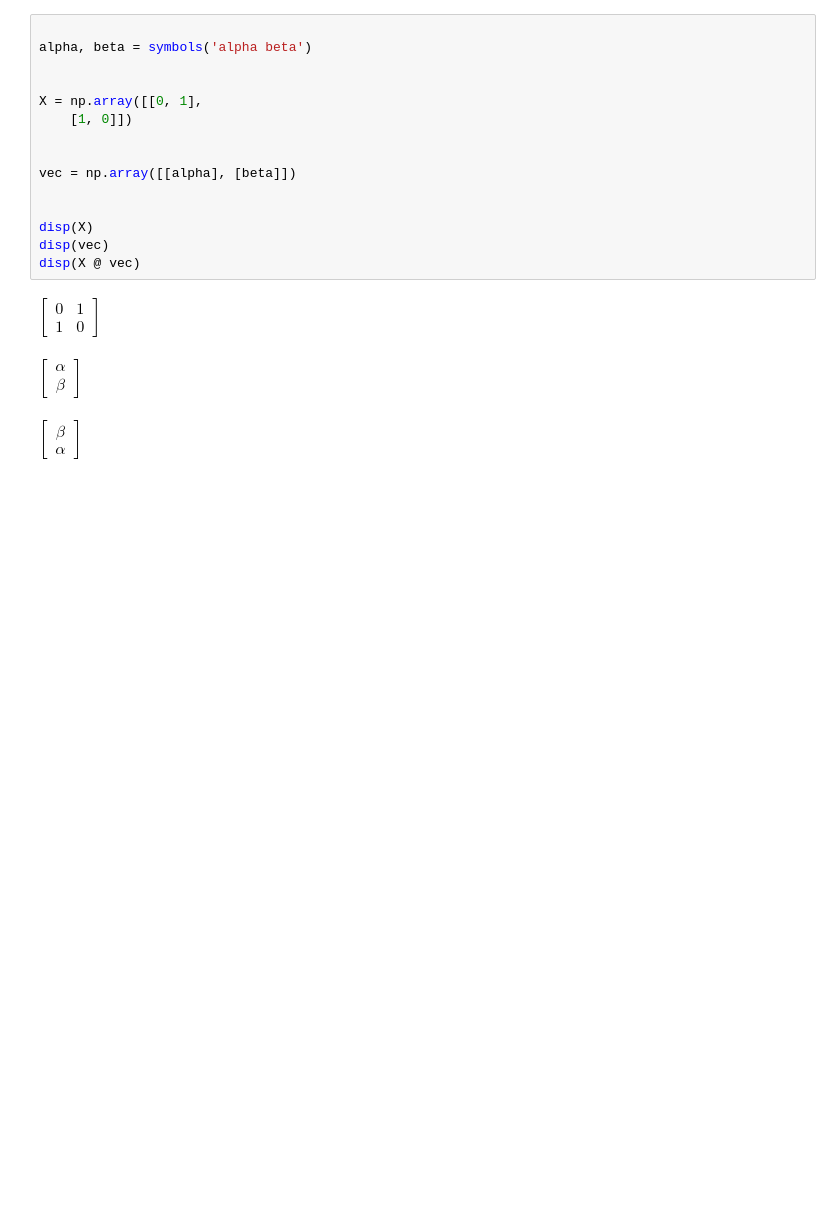
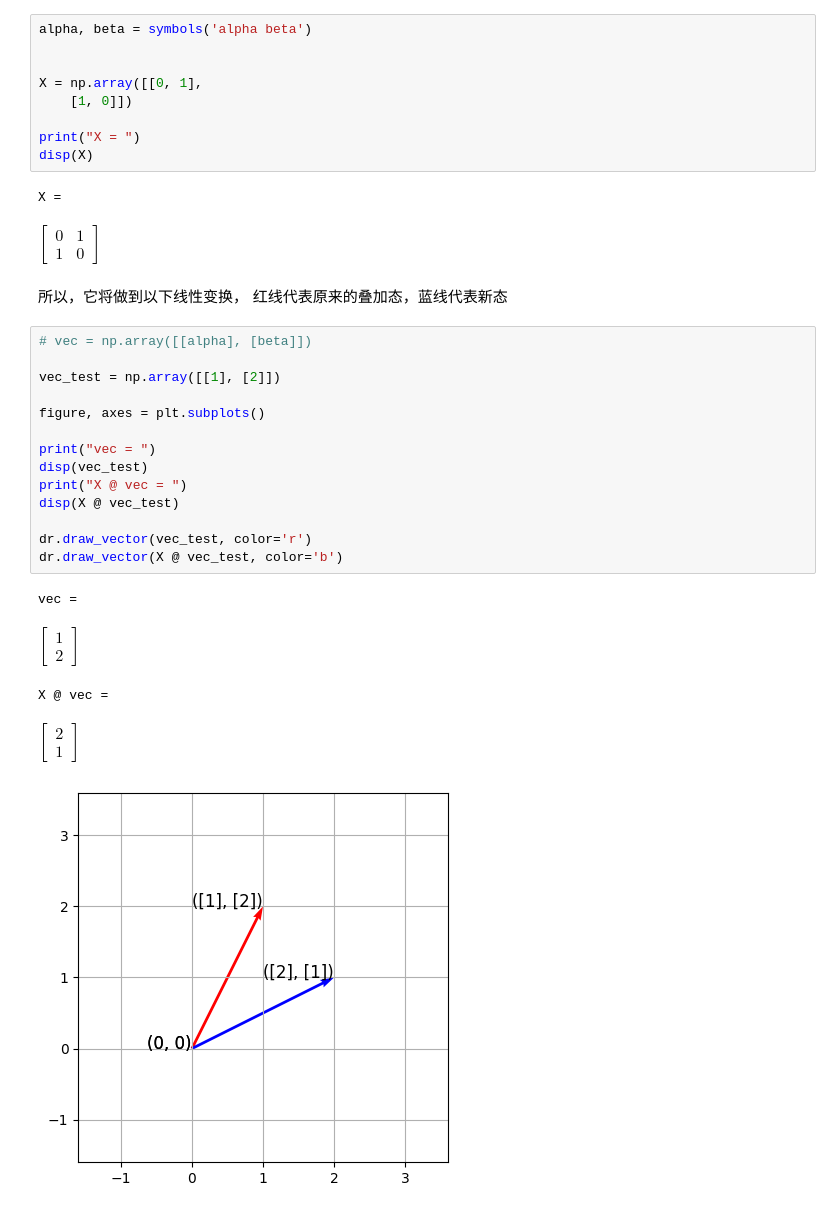
Before and after one commit to Easonfu1301/quan-compute-note, a Jupyter notebook: quantum-compute.ipynb, the cells around one changed output. Cells and saved outputs as stored; diff of their text form; blank space fills up the shorter version.

```diff
--- a/quantum-compute.ipynb
+++ b/quantum-compute.ipynb
@@ -15,19 +22,34 @@ def draw_vector(ori, vec, norm = 0):
 # %%
-
 alpha, beta = symbols('alpha beta')
 
 
 X = np.array([[0, 1],
     [1, 0]])
 
-
-vec = np.array([[alpha], [beta]])
-
-
+print("X = ")
 disp(X)
-disp(vec)
-disp(X @ vec)
 # %% [output]
+X =
 $\displaystyle \left[\begin{matrix}0 & 1\\1 & 0\end{matrix}\right]$
-$\displaystyle \left[\begin{matrix}\alpha\\\beta\end{matrix}\right]$
-$\displaystyle \left[\begin{matrix}\beta\\\alpha\end{matrix}\right]$
+# %% [markdown]
+所以，它将做到以下线性变换， 红线代表原来的叠加态，蓝线代表新态
+# %%
+# vec = np.array([[alpha], [beta]])
+
+vec_test = np.array([[1], [2]])
+
+figure, axes = plt.subplots()
+
+print("vec = ")
+disp(vec_test)
+print("X @ vec = ")
+disp(X @ vec_test)
+
+dr.draw_vector(vec_test, color='r')
+dr.draw_vector(X @ vec_test, color='b')
+# %% [output]
+vec =
+$\displaystyle \left[\begin{matrix}1\\2\end{matrix}\right]$
+X @ vec =
+$\displaystyle \left[\begin{matrix}2\\1\end{matrix}\right]$
+[figure, added]
```
Also changed, not shown: parts of 9 cells of this notebook, 3 other files.
